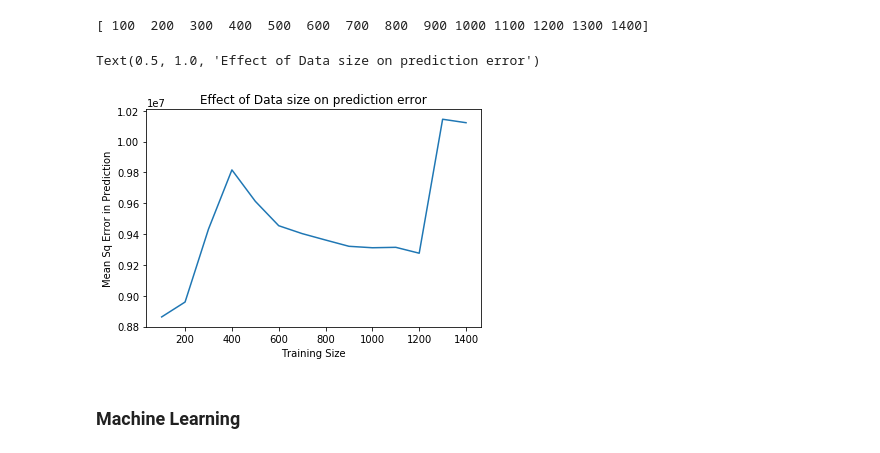
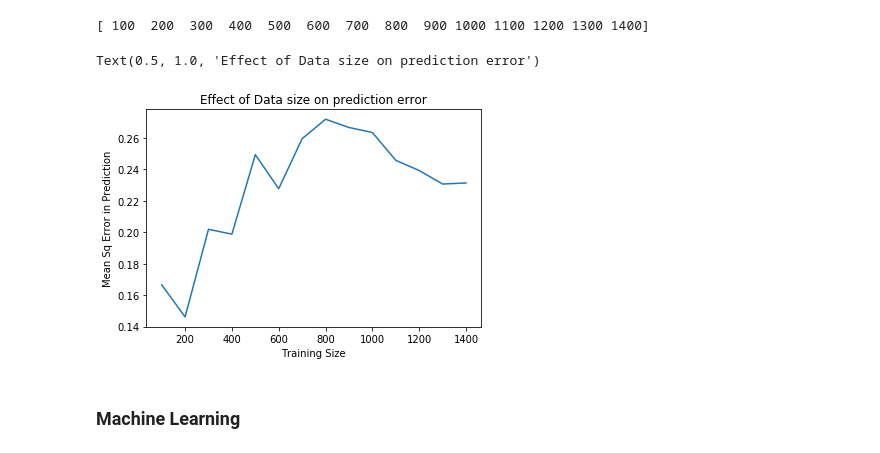
Before and after one commit to lachlanmcinnes/SIT307, a Jupyter notebook: MachineLearning/MacineLearning.ipynb, the cells around one changed output. Saved outputs shown, nothing was run; the diff lists cells and outputs as text; code cells hidden in the pictures.

```diff
--- a/MachineLearning/MacineLearning.ipynb
+++ b/MachineLearning/MacineLearning.ipynb
@@ -143,0 +263,9 @@ Name: price, dtype: int64
+# %%
+#def linear_regressor(X_train, X_test, y_train, y_test):
+#    lin_regr = LinearRegression()
+#    lin_regr.fit(X_train, y_train)
+#    provide_accuracies(y_test, lin_regr.predict(X_test))
+
+lin_regr = LinearRegression()
+lin_regr.fit(Xtrain, ytrain)
+df_outcome['LR'] = provide_accuracies(ytest, lin_regr.predict(Xtest))
@@ -143,0 +280,9 @@ Name: price, dtype: int64
+# %%
+#def mlp_regressor(X_train, X_test, y_train, y_test):
+#    mlp_regr = MLPRegressor(hidden_layer_sizes=(30,30,30))
+#    mlp_regr.fit(X_train, y_train)
+#    provide_accuracies(y_test, mlp_regr.predict(X_test))
+
+mlp_regr = MLPRegressor(hidden_layer_sizes=(30,30,30))
+mlp_regr.fit(Xtrain, ytrain)
+df_outcome['NN'] = provide_accuracies(ytest, mlp_regr.predict(Xtest))
@@ -264,6 +463,6 @@ print(zip(feature_cols, lr_model.coef_))
 <zip object at 0x...>
 # %%
-def getErrorwithSize(model, train_sizes, Xtrain, ytrain, Xtest, ytest):
+def getMSErrorwithSize(model, train_sizes, Xtrain, ytrain, Xtest, ytest):
 
     # Initialize needed variables
     model_mse   = np.zeros(len(train_sizes))  # storing model accuracy
@@ -283,20 +482,40 @@ def getErrorwithSize(model, train_sizes, Xtrain, ytrain, Xtest, ytest):
         model_wts[index,:] = np.append(model.intercept_, model.coef_)
 
     return model_mse, model_wts
+
+def getR2ErrorwithSize(model, train_sizes, Xtrain, ytrain, Xtest, ytest):
+
+    # Initialize needed variables
+    model_r2   = np.zeros(len(train_sizes))  # storing model accuracy
+
+    #Train our model with increasing data for each iteration
+    for size in train_sizes:
+        Xsubtrain = Xtrain[0:size,:]
+        ysubtrain = ytrain[0:size]
+        model.fit(Xsubtrain, ysubtrain)
+
+        # Test our model on fixed test set
+        ypredicts = model.predict(Xtest)
+
+        index              = int(size/100)-1
+        model_r2[index]   = r2_score(ypredicts,ytest)
+
+    return model_r2
 # %%
 train_sizes = np.arange(100,1500,100) # training size from 10 to 140
-mse,weights = getErrorwithSize(lr_model,train_sizes, Xtrain.to_numpy(), ytrain.to_numpy(), Xtest.to_numpy(), ytest.to_numpy())
+#mse,weights = getMSErrorwithSize(lr_model,train_sizes, Xtrain.to_numpy(), ytrain.to_numpy(), Xtest.to_numpy(), ytest.to_numpy())
+r2_exp = getR2ErrorwithSize(lr_model,train_sizes, Xtrain.to_numpy(), ytrain.to_numpy(), Xtest.to_numpy(), ytest.to_numpy())
 print(train_sizes)
 # %% [output]
 [ 100  200  300  400  500  600  700  800  900 1000 1100 1200 1300 1400]
 # %%
-plt.plot(train_sizes, mse)
+plt.plot(train_sizes, r2_exp)
 plt.xlabel('Training Size')
 plt.ylabel('Mean Sq Error in Prediction')
 plt.title('Effect of Data size on prediction error')
 # %% [output]
 Text(0.5, 1.0, 'Effect of Data size on prediction error')
-[figure, old version]
+[figure, new version]
 # %% [markdown]
 ### Machine Learning
 # %%
```
Also changed, not shown: parts of 59 cells of this notebook.
